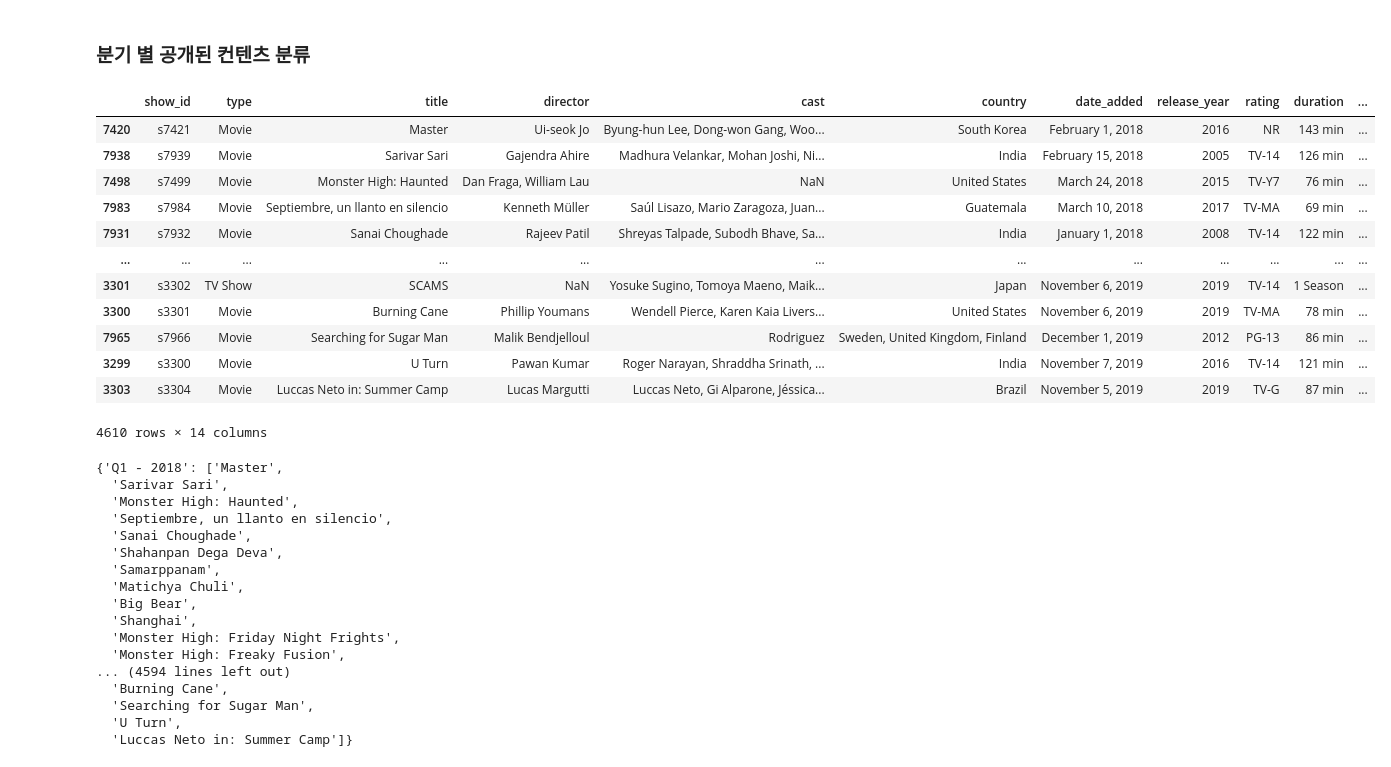
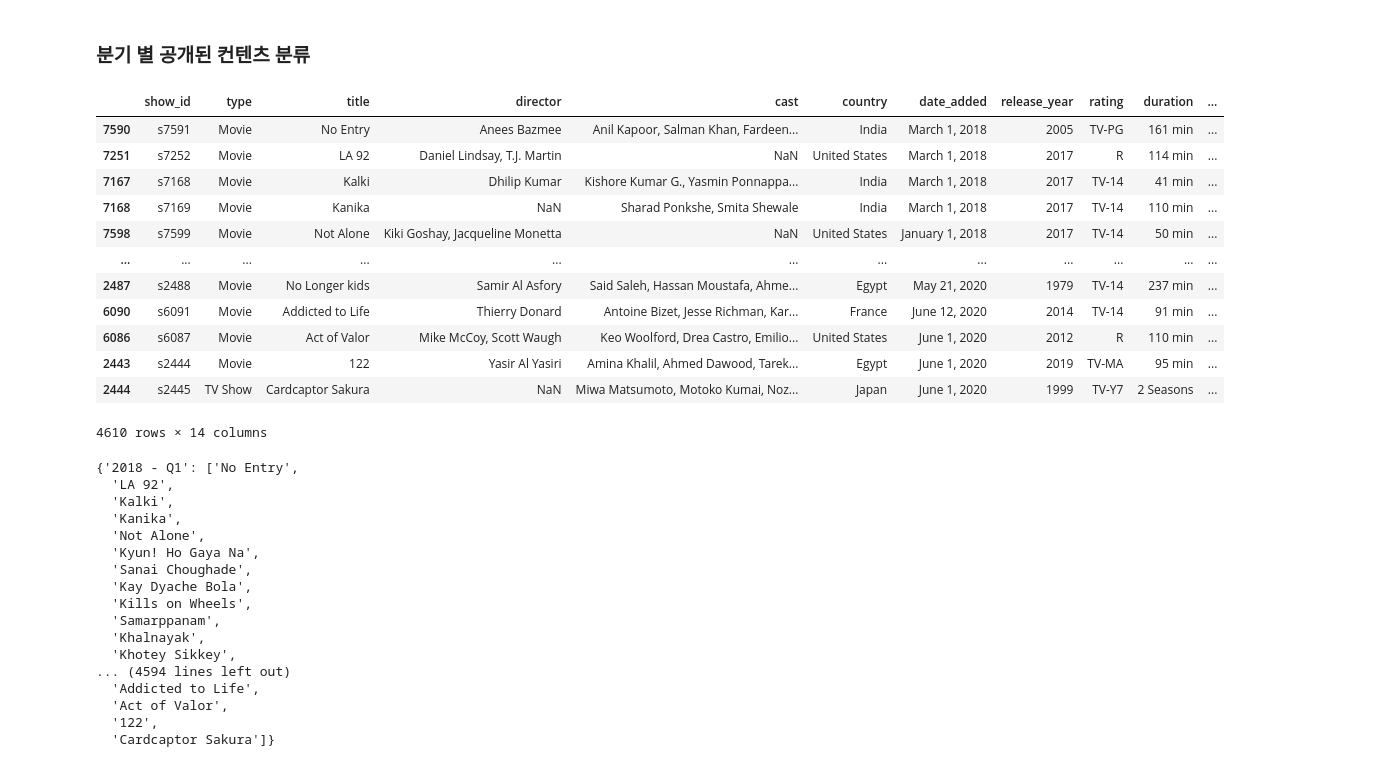
Before and after one commit to Yeyeong99/Aiffel_Datathon, a Jupyter notebook: 4 ott basic eda 1.ipynb, the cells around one changed output. Cells and saved outputs as stored; diff of their text form; code cells hidden in the pictures.

```diff
--- a/4 ott basic eda 1.ipynb
+++ b/4 ott basic eda 1.ipynb
@@ -929,6 +920,6 @@ net_reven_t
 # %%
-net_reven_t['Total'] = net_reven_t.sum(axis=1)
-net_reven_t
+net_reven['Total'] = net_reven.sum(axis=1)
+net_reven
 # %% [output]
 | Area | Asia-Pacific | Europe, Middle East and Africa | Latin America | United States and Canada | Total |
 | Years |  |  |  |  |  |
@@ -945,12 +936,14 @@ net_reven_t
 # %%
 quarter_dict_all = dict(net_basic['quarter_added'].value_counts())
-quarter_dict_all = sorted(quarter_dict_all.items())
-del quarter_dict_all[0] # No data 삭제
+del quarter_dict_all['No Data']
 
 years = [2018, 2019, 2020]
 quarter_dict = {}
-for i, k in quarter_dict_all:
-    if int(i.split(' - ')[1]) in years:
+for i, k in quarter_dict_all.items():
+    if int(i.split(' - ')[0]) in years:
         quarter_dict[i] = k
-quarter_dict
+
+quarter_list_all = sorted(quarter_dict.items())
+quarter_list = quarter_list_all[:-2] # 2020년 3분기, 4분기 제외
+quarter_list
 # %% [output]
@@ -989,0 +960,3 @@ quarter_values
+# %%
+quarter_values = list(map(lambda x: x[1], quarter_list))
+quarter_values
@@ -990,6 +965,6 @@ quarter_values
 # %%
-net_reven_t['Number'] = quarter_values
-net_reven_t
+net_reven['Number'] = quarter_values
+net_reven
 # %% [output]
 | Area | Asia-Pacific | Europe, Middle East and Africa | Latin America | United States and Canada | Total | Number |
 | Years |  |  |  |  |  |  |
@@ -1040,42 +1020,42 @@ sns.heatmap(data=net_reven_t.corr(method='pearson'), annot=True, fmt='.2f', line
 # %%
 net_sort = net_basic.sort_values(by=['quarter_added'], ascending=[True])
 # %%
-condition = net_sort['quarter_added'].isin(list(net_reven_t.index))
+condition = net_sort['quarter_added'].isin(list(net_reven.index))
 net_sort.loc[condition]
 # %% [output]
 |  | show_id | type | title | director | cast | country | date_added | release_year | rating | duration | ... |
-| 7420 | s7421 | Movie | Master | Ui-seok Jo | Byung-hun Lee, Dong-won Gang, Woo... | South Korea | February 1, 2018 | 2016 | NR | 143 min | ... |
-| 7938 | s7939 | Movie | Sarivar Sari | Gajendra Ahire | Madhura Velankar, Mohan Joshi, Ni... | India | February 15, 2018 | 2005 | TV-14 | 126 min | ... |
-| 7498 | s7499 | Movie | Monster High: Haunted | Dan Fraga, William Lau | NaN | United States | March 24, 2018 | 2015 | TV-Y7 | 76 min | ... |
-| 7983 | s7984 | Movie | Septiembre, un llanto en silencio | Kenneth Müller | Saúl Lisazo, Mario Zaragoza, Juan... | Guatemala | March 10, 2018 | 2017 | TV-MA | 69 min | ... |
-| 7931 | s7932 | Movie | Sanai Choughade | Rajeev Patil | Shreyas Talpade, Subodh Bhave, Sa... | India | January 1, 2018 | 2008 | TV-14 | 122 min | ... |
+| 7590 | s7591 | Movie | No Entry | Anees Bazmee | Anil Kapoor, Salman Khan, Fardeen... | India | March 1, 2018 | 2005 | TV-PG | 161 min | ... |
+| 7251 | s7252 | Movie | LA 92 | Daniel Lindsay, T.J. Martin | NaN | United States | March 1, 2018 | 2017 | R | 114 min | ... |
+| 7167 | s7168 | Movie | Kalki | Dhilip Kumar | Kishore Kumar G., Yasmin Ponnappa... | India | March 1, 2018 | 2017 | TV-14 | 41 min | ... |
+| 7168 | s7169 | Movie | Kanika | NaN | Sharad Ponkshe, Smita Shewale | India | March 1, 2018 | 2017 | TV-14 | 110 min | ... |
+| 7598 | s7599 | Movie | Not Alone | Kiki Goshay, Jacqueline Monetta | NaN | United States | January 1, 2018 | 2017 | TV-14 | 50 min | ... |
 | ... | ... | ... | ... | ... | ... | ... | ... | ... | ... | ... | ... |
-| 3301 | s3302 | TV Show | SCAMS | NaN | Yosuke Sugino, Tomoya Maeno, Maik... | Japan | November 6, 2019 | 2019 | TV-14 | 1 Season | ... |
-| 3300 | s3301 | Movie | Burning Cane | Phillip Youmans | Wendell Pierce, Karen Kaia Livers... | United States | November 6, 2019 | 2019 | TV-MA | 78 min | ... |
-| 7965 | s7966 | Movie | Searching for Sugar Man | Malik Bendjelloul | Rodriguez | Sweden, United Kingdom, Finland | December 1, 2019 | 2012 | PG-13 | 86 min | ... |
-| 3299 | s3300 | Movie | U Turn | Pawan Kumar | Roger Narayan, Shraddha Srinath, ... | India | November 7, 2019 | 2016 | TV-14 | 121 min | ... |
-| 3303 | s3304 | Movie | Luccas Neto in: Summer Camp | Lucas Margutti | Luccas Neto, Gi Alparone, Jéssica... | Brazil | November 5, 2019 | 2019 | TV-G | 87 min | ... |
+| 2487 | s2488 | Movie | No Longer kids | Samir Al Asfory | Said Saleh, Hassan Moustafa, Ahme... | Egypt | May 21, 2020 | 1979 | TV-14 | 237 min | ... |
+| 6090 | s6091 | Movie | Addicted to Life | Thierry Donard | Antoine Bizet, Jesse Richman, Kar... | France | June 12, 2020 | 2014 | TV-14 | 91 min | ... |
+| 6086 | s6087 | Movie | Act of Valor | Mike McCoy, Scott Waugh | Keo Woolford, Drea Castro, Emilio... | United States | June 1, 2020 | 2012 | R | 110 min | ... |
+| 2443 | s2444 | Movie | 122 | Yasir Al Yasiri | Amina Khalil, Ahmed Dawood, Tarek... | Egypt | June 1, 2020 | 2019 | TV-MA | 95 min | ... |
+| 2444 | s2445 | TV Show | Cardcaptor Sakura | NaN | Miwa Matsumoto, Motoko Kumai, Noz... | Japan | June 1, 2020 | 1999 | TV-Y7 | 2 Seasons | ... |
 4610 rows × 14 columns
 # %%
 quarter_title = {}
-for i in list(net_reven_t.index):
+for i in list(net_reven.index):
     quarter_title[i] = list(net_sort[net_sort['quarter_added']==i]['title'])
 quarter_title
 # %% [output]
-{'Q1 - 2018': ['Master',
-  'Sarivar Sari',
-  'Monster High: Haunted',
-  'Septiembre, un llanto en silencio',
+{'2018 - Q1': ['No Entry',
+  'LA 92',
+  'Kalki',
+  'Kanika',
+  'Not Alone',
+  'Kyun! Ho Gaya Na',
   'Sanai Choughade',
-  'Shahanpan Dega Deva',
+  'Kay Dyache Bola',
+  'Kills on Wheels',
   'Samarppanam',
-  'Matichya Chuli',
-  'Big Bear',
-  'Shanghai',
-  'Monster High: Friday Night Frights',
-  'Monster High: Freaky Fusion',
+  'Khalnayak',
+  'Khotey Sikkey',
 ... (4594 lines left out)
-  'Burning Cane',
-  'Searching for Sugar Man',
-  'U Turn',
-  'Luccas Neto in: Summer Camp']}
+  'Addicted to Life',
+  'Act of Valor',
+  '122',
+  'Cardcaptor Sakura']}
```
Also changed, not shown: parts of 25 cells of this notebook.
